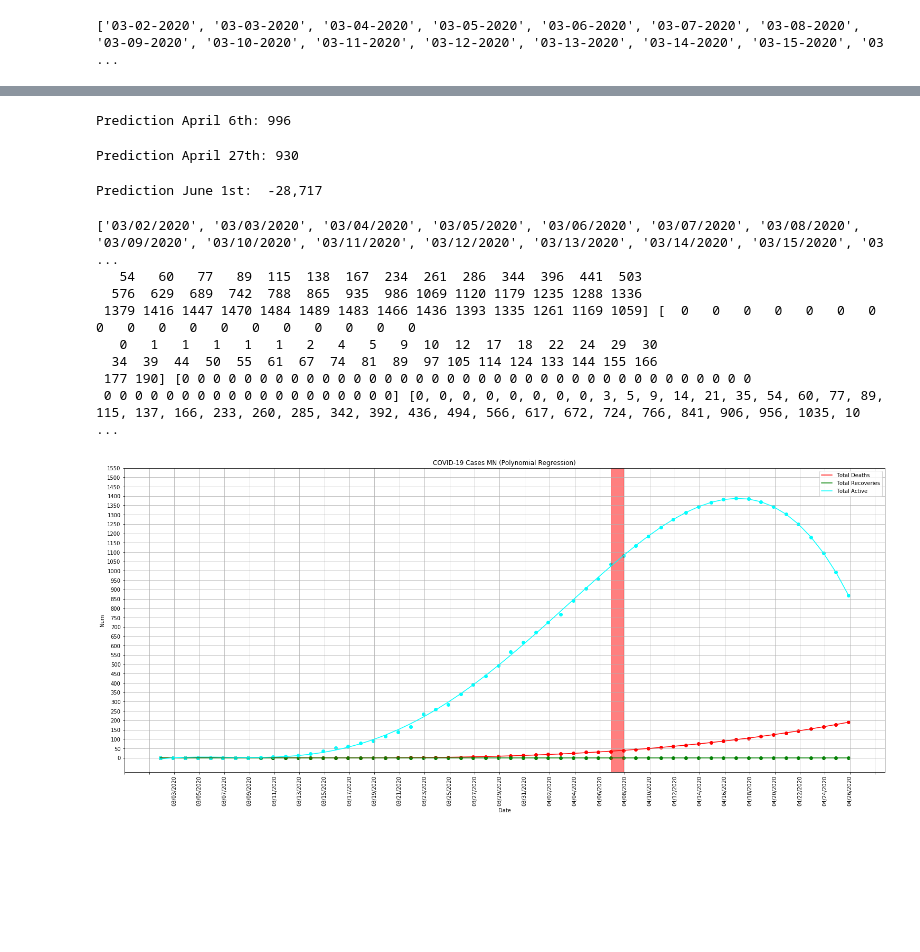
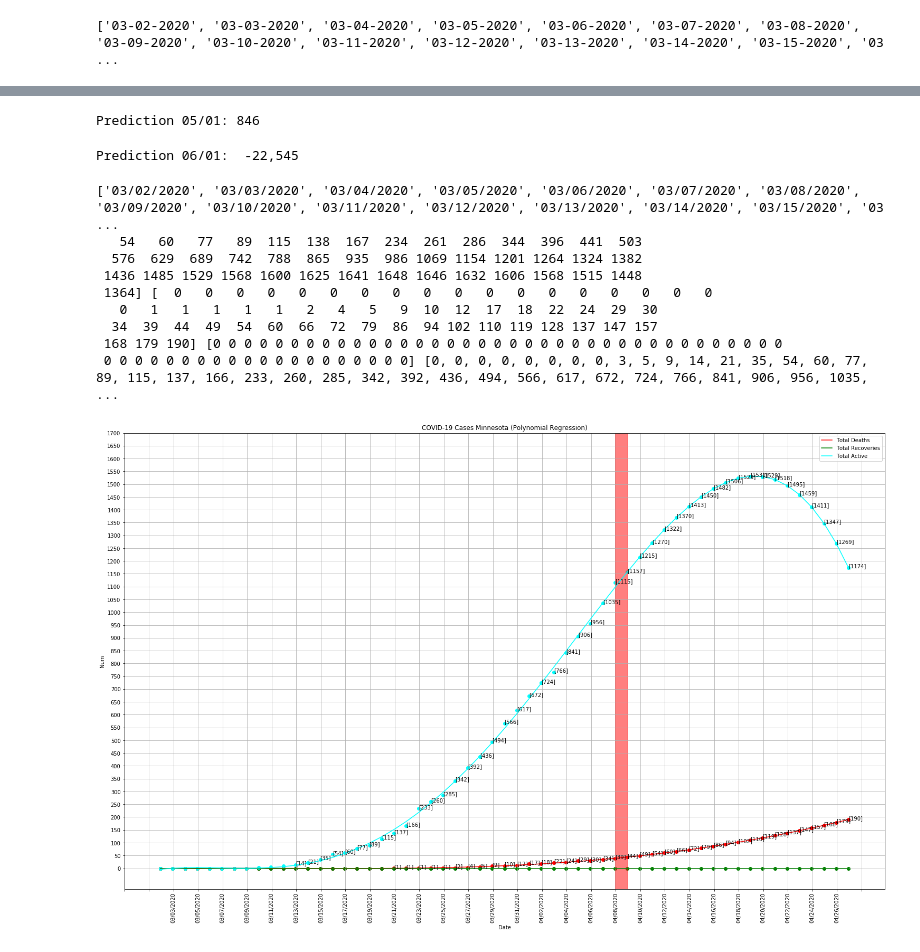
Before and after one commit to fuzzbient/jupyter, a Jupyter notebook: 20200323 COVID Regressions MN.ipynb, the cells around one changed output, grey strips where cells are left out. Drawn from its saved outputs; the diff is of its cells as text; code cells hidden in the pictures; blank space fills up the shorter version.

```diff
--- a/20200323 COVID Regressions MN.ipynb
+++ b/20200323 COVID Regressions MN.ipynb
@@ -158,24 +160,17 @@ viz_polymonial()
+# %%
+# Polymonial Regression Prediction
+dt = pd.to_datetime('05/01/2020', infer_datetime_format=True).dayofyear
+prediction_dt = pol_reg.predict(poly_reg.fit_transform([[dt]]))
+print("Prediction 05/01: {0:,}".format(int(prediction_dt[0,0])))
+# %% [output]
+Prediction 05/01: 846
 # %%
 # Polymonial Regression Prediction
-april_6 = pd.to_datetime('04/06/2020', infer_datetime_format=True).dayofyear
-prediction_april_6 = pol_reg.predict(poly_reg.fit_transform([[april_6]]))
-print("Prediction April 6th: {0:,}".format(int(prediction_april_6[0,0])))
+dt = pd.to_datetime('06/01/2020', infer_datetime_format=True).dayofyear
+prediction_dt = pol_reg.predict(poly_reg.fit_transform([[dt]]))
+print("Prediction 06/01:  {0:,}".format(int(prediction_dt[0,0])))
 # %% [output]
-Prediction April 6th: 996
+Prediction 06/01:  -22,545
-# %%
-# Polymonial Regression Prediction
-april_27 = pd.to_datetime('04/27/2020', infer_datetime_format=True).dayofyear
-prediction_april_27 = pol_reg.predict(poly_reg.fit_transform([[april_27]]))
-print("Prediction April 27th: {0:,}".format(int(prediction_april_27[0,0])))
-# %% [output]
-Prediction April 27th: 930
-# %%
-# Polymonial Regression Prediction
-jun_01 = pd.to_datetime('06/01/2020', infer_datetime_format=True).dayofyear
-prediction_jun_01 = pol_reg.predict(poly_reg.fit_transform([[jun_01]]))
-print("Prediction June 1st:  {0:,}".format(int(prediction_jun_01[0,0])))
-# %% [output]
-Prediction June 1st:  -28,717
 # %%
 import datetime
 
@@ -190,6 +185,9 @@ datesfuture = [pd.to_datetime(date, infer_datetime_format=True) for date in date
 nowstart = datesfuture[-1].strftime("%m/%d/%Y")
 nowend = (datesfuture[-1] + datetime.timedelta(days=1)).strftime("%m/%d/%Y")
 
+prevdeath = 0
+prevrecov = 0
+
 for dayofyear in range(datetimes[-1] + 1, datetimes[-1] + 20):
     datetimesfuture.append(dayofyear)
     datesfuture.append(datesfuture[-1] + datetime.timedelta(days=1))
@@ -199,8 +197,19 @@ for dayofyear in range(datetimes[-1] + 1, datetimes[-1] + 20):
     if numpredict <= 0.0:
         numpredict = 0
     casesfuture = np.append(casesfuture, numpredict)
+
+    #Total deaths can't go down
+    if numpredict_d < prevdeath:
+        numpredict_d = prevdeath
     deathsfuture = np.append(deathsfuture, numpredict_d)
+    prevdeath = numpredict_d
+
+    #Total recoveries can't go down
+    if numpredict_r < prevrecov:
+        numpredict_r = prevrecov
     recoveriesfuture = np.append(recoveriesfuture, numpredict_r)
+    prevrecov = numpredict_r
+
     active = numpredict - (numpredict_d + numpredict_r)
     if active <= 0.0:
         active = 0.0
@@ -215,12 +224,13 @@ print(datesfuture, datetimesfuture, casesfuture, deathsfuture, recoveriesfuture,
 # %% [output]
 ['03/02/2020', '03/03/2020', '03/04/2020', '03/05/2020', '03/06/2020', '03/07/2020', '03/08/2020', '03/09/2020', '03/10/2020', '03/11/2020', '03/12/2020', '03/13/2020', '03/14/2020', '03/15/2020', '03 ...
    54   60   77   89  115  138  167  234  261  286  344  396  441  503
-  576  629  689  742  788  865  935  986 1069 1120 1179 1235 1288 1336
- 1379 1416 1447 1470 1484 1489 1483 1466 1436 1393 1335 1261 1169 1059] [  0   0   0   0   0   0   0   0   0   0   0   0   0   0   0   0   0   0
+  576  629  689  742  788  865  935  986 1069 1154 1201 1264 1324 1382
+ 1436 1485 1529 1568 1600 1625 1641 1648 1646 1632 1606 1568 1515 1448
+ 1364] [  0   0   0   0   0   0   0   0   0   0   0   0   0   0   0   0   0   0
    0   1   1   1   1   1   2   4   5   9  10  12  17  18  22  24  29  30
-  34  39  44  50  55  61  67  74  81  89  97 105 114 124 133 144 155 166
- 177 190] [0 0 0 0 0 0 0 0 0 0 0 0 0 0 0 0 0 0 0 0 0 0 0 0 0 0 0 0 0 0 0 0 0 0 0 0 0
- 0 0 0 0 0 0 0 0 0 0 0 0 0 0 0 0 0 0 0] [0, 0, 0, 0, 0, 0, 0, 0, 3, 5, 9, 14, 21, 35, 54, 60, 77, 89, 115, 137, 166, 233, 260, 285, 342, 392, 436, 494, 566, 617, 672, 724, 766, 841, 906, 956, 1035, 10 ...
+  34  39  44  49  54  60  66  72  79  86  94 102 110 119 128 137 147 157
+ 168 179 190] [0 0 0 0 0 0 0 0 0 0 0 0 0 0 0 0 0 0 0 0 0 0 0 0 0 0 0 0 0 0 0 0 0 0 0 0 0
+ 0 0 0 0 0 0 0 0 0 0 0 0 0 0 0 0 0 0 0 0] [0, 0, 0, 0, 0, 0, 0, 0, 3, 5, 9, 14, 21, 35, 54, 60, 77, 89, 115, 137, 166, 233, 260, 285, 342, 392, 436, 494, 566, 617, 672, 724, 766, 841, 906, 956, 1035,  ...
 # %%
 xfd = np.array(datesfuture)
 xfd = xfd.reshape(len(xfd),1)
@@ -266,33 +276,41 @@ poly_regf_a = PolynomialFeatures(degree=4)
 x_polyf_a = poly_regf_a.fit_transform(xf)
 pol_regf_a = LinearRegression()
 pol_regf_a.fit(x_polyf_a, yf_a)
 
 # Visualizing the Polymonial Regression results
 def vizf_polymonial():
-    fig = plt.figure(figsize=(25,10))
+    fig = plt.figure(figsize=(25,15))
     axes = fig.add_axes([0.0,0.0,0.8,0.8])
     #axes.scatter(datesfuture, yf, color='blue')
     axes.scatter(datesfuture, yf_d, color='red')
     axes.scatter(datesfuture, yf_r, color='green')
     axes.scatter(datesfuture, yf_a, color='cyan')
     #axes.plot(datesfuture, pol_regf.predict(poly_regf.fit_transform(xf)), color='blue', label='Total Confirmed')
     axes.plot(datesfuture, pol_regf_d.predict(poly_regf_d.fit_transform(xf)), color='red', label='Total Deaths')
     axes.plot(datesfuture, pol_regf_r.predict(poly_regf_r.fit_transform(xf)), color='green', label='Total Recoveries')
     axes.plot(datesfuture, pol_regf_a.predict(poly_regf_a.fit_transform(xf)), color='cyan', label='Total Active')
     axes.legend()
     #axes.ticklabel_format(useOffset=False, style='plain')
-    plt.title('COVID-19 Cases MN (Polynomial Regression)')
+    plt.title('COVID-19 Cases ' + state + ' (Polynomial Regression)')
     plt.xlabel('Date')
     plt.ylabel('Num')
     axes.set_yticks(np.arange(0, max(casesfuture) + 100, 50))
     plt.grid()
     start, end = axes.get_xlim()
     stepsize = 2
     axes.xaxis.set_ticks(np.arange(start, end, stepsize))
     plt.xticks(rotation=90)
     plt.axvspan(nowstart, nowend, color='red', alpha=0.5)
+
+    for i,j in zip(datesfuture,yf_a):
+        if j > 10:
+            axes.annotate(str(j),xy=(i,j))
+    for i,j in zip(datesfuture,yf_d):
+        if j > 0:
+            axes.annotate(str(j),xy=(i,j))
+
     plt.show()
     return
 vizf_polymonial()
 # %% [output]
-[figure, old version]
+[figure, new version]
```
Also changed, not shown: parts of 4 cells of this notebook, 1 other file.
